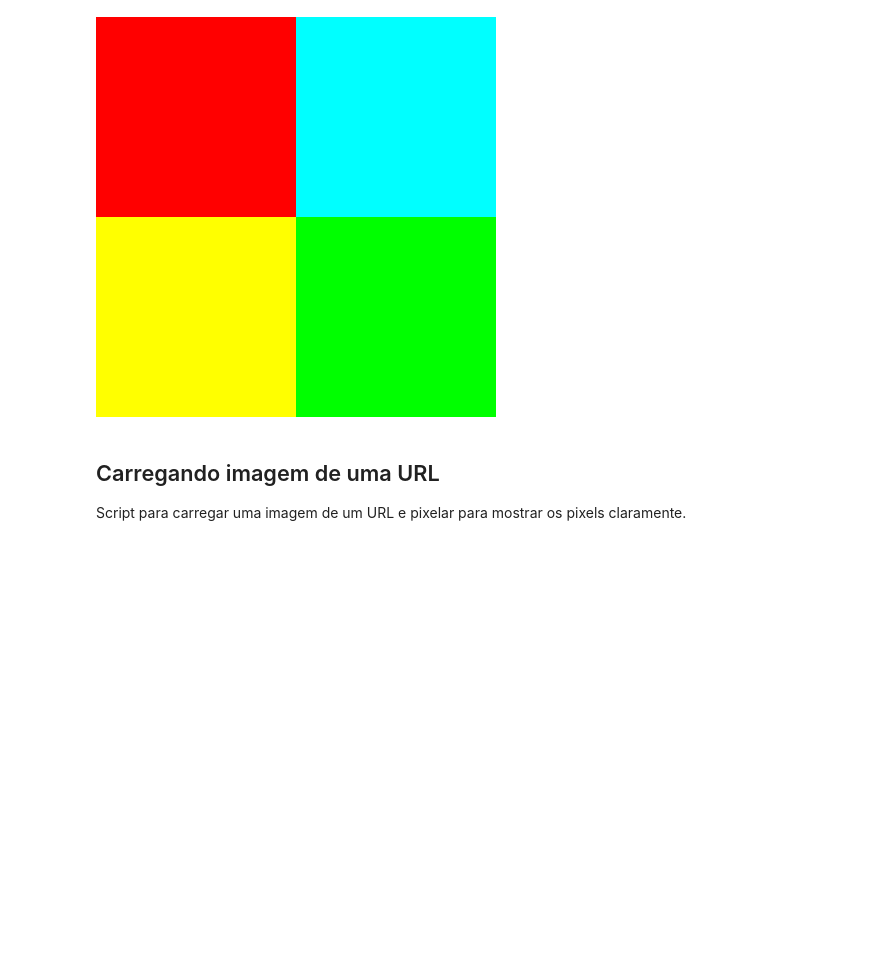
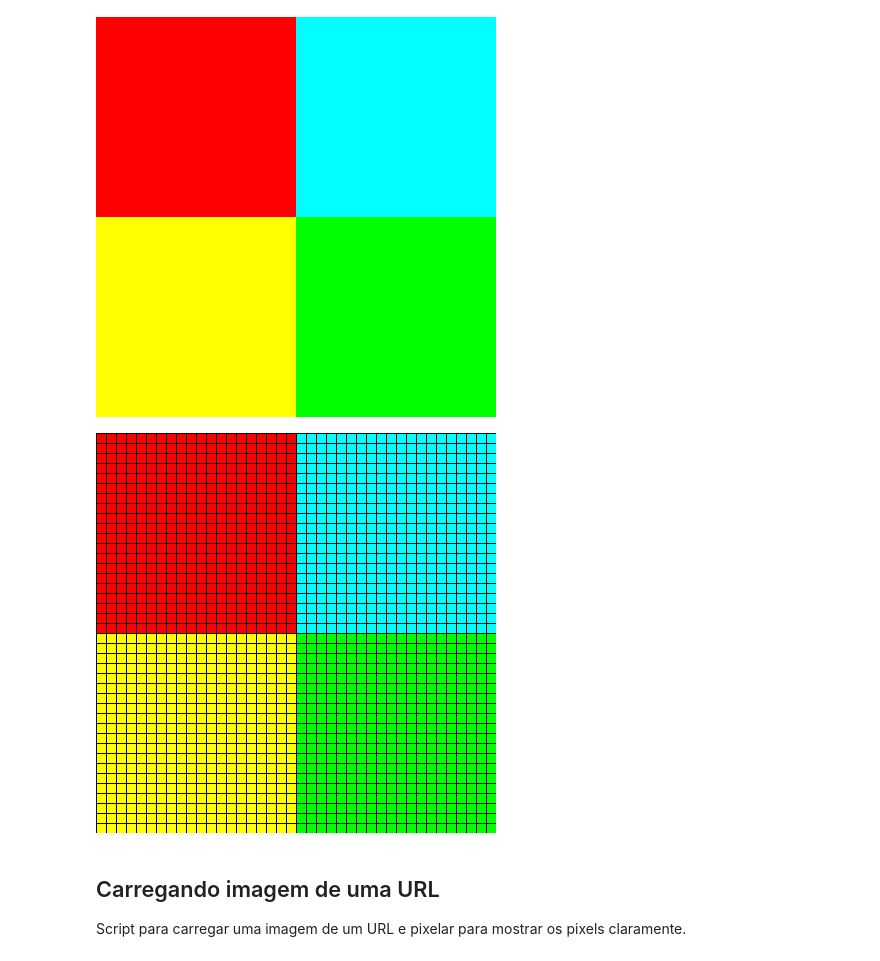
Before and after one commit to rafsantos/tcc_colab_py, a Jupyter notebook: TCC_testes.ipynb, the cells around one changed output. Saved outputs shown, nothing was run; the diff lists cells and outputs as text; code cells hidden in the pictures; blank space fills up the shorter version.

```diff
--- a/TCC_testes.ipynb
+++ b/TCC_testes.ipynb
@@ -3,17 +3,26 @@
 # %%
 import numpy as np
 import cv2 as cv
 from PIL import Image
 
 img = np.array([
                 [[255 , 000 , 000] , [000 , 255 , 255]]
                ,[[255 , 255 , 000] , [000 , 255 , 000]]
                ])
 img = Image.fromarray(img.astype('uint8'),'RGB')
 img = img.resize((400,400),resample=Image.NEAREST)
+img.save("minha_imagem.png")
 img.show()
+display(img)
+
+img2 = np.array(img)
+img2[::10] = (0,0,0)
+img2[:,::10] = (0,0,0)
+img2 = Image.fromarray(img2.astype('uint8'),'RGB')
+display(img2)
 # %% [output]
 [figure]
+[figure, added]
 # %% [markdown]
 ## Carregando imagem de uma URL
 Script para carregar uma imagem de um URL e pixelar para mostrar os pixels claramente.
```
Also changed, not shown: parts of 1 cell of this notebook.
